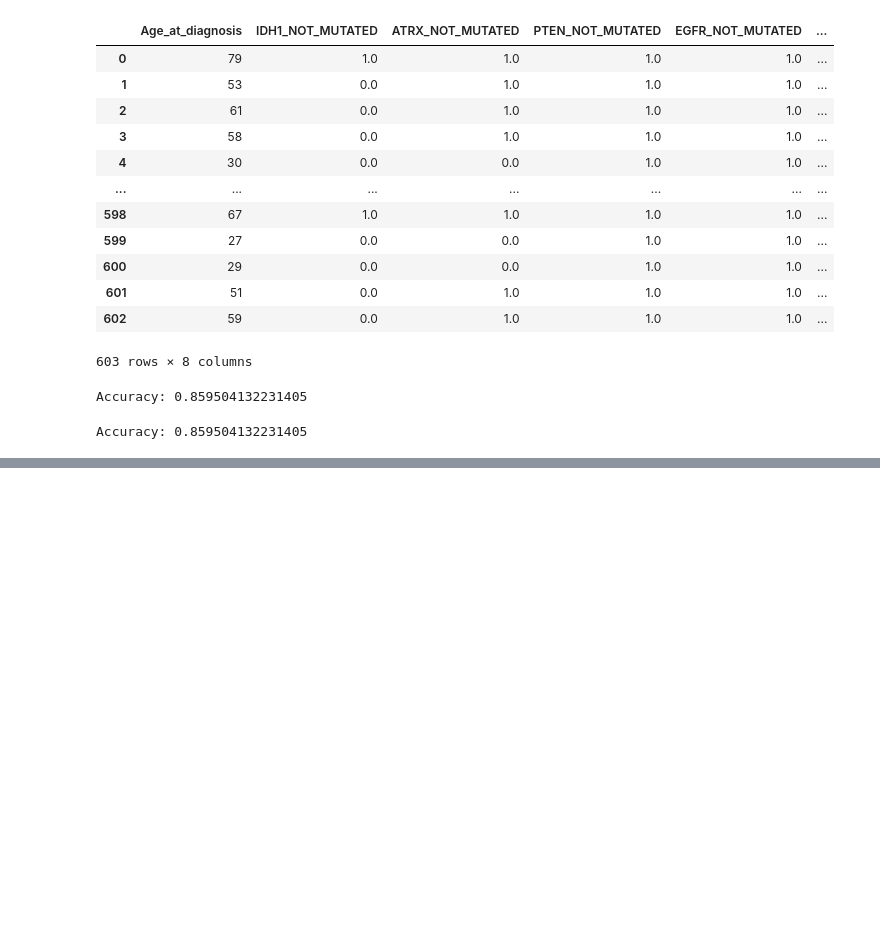
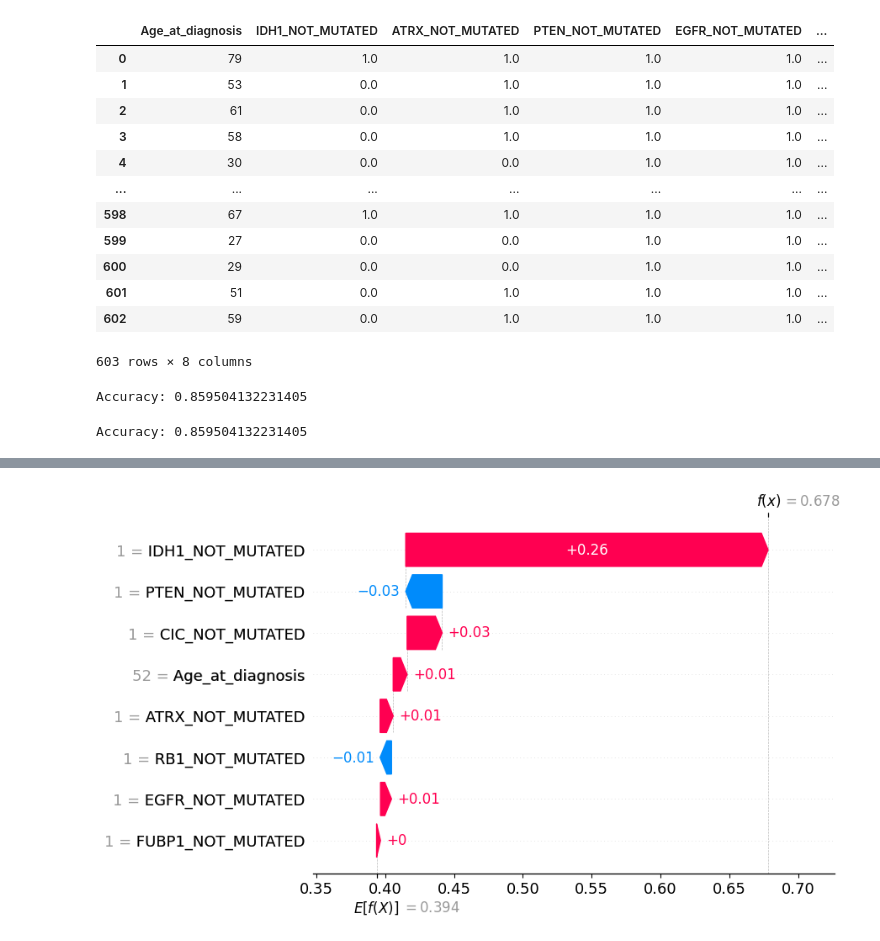
Before and after one commit to arinaaandreeva/ML_lab_1, a Jupyter notebook: ML_Lab_1.ipynb, the cells around one changed output, grey strips where cells are left out. Saved outputs shown, nothing was run; the diff lists cells and outputs as text; code cells hidden in the pictures; blank space fills up the shorter version.

```diff
--- a/ML_Lab_1.ipynb
+++ b/ML_Lab_1.ipynb
@@ -358,0 +441,4 @@ results_df.to_csv('predictions_stacking.csv', index=False)
+# %%
+shap.plots.waterfall(shap_values[20], max_display=14)
+# %% [output]
+[figure, added]
```
Also changed, not shown: parts of 19 cells of this notebook.
